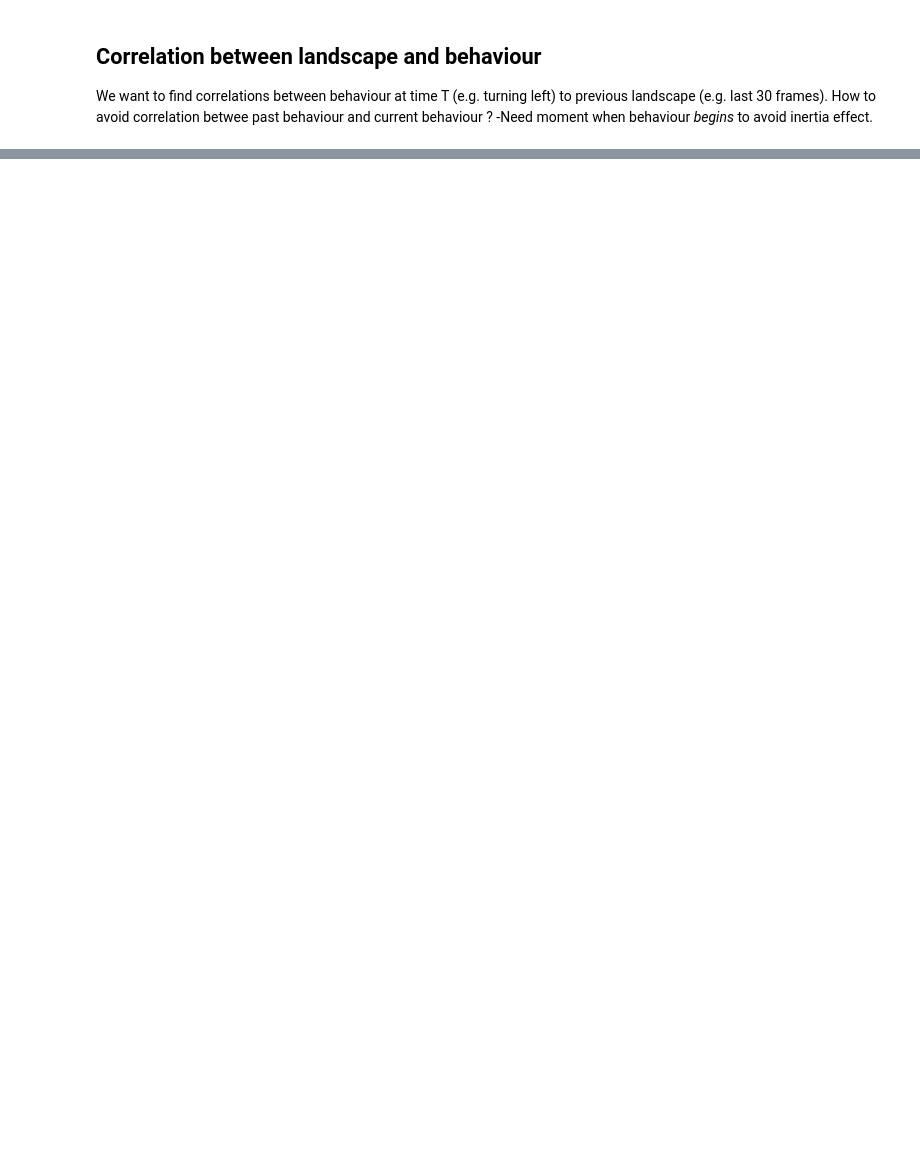
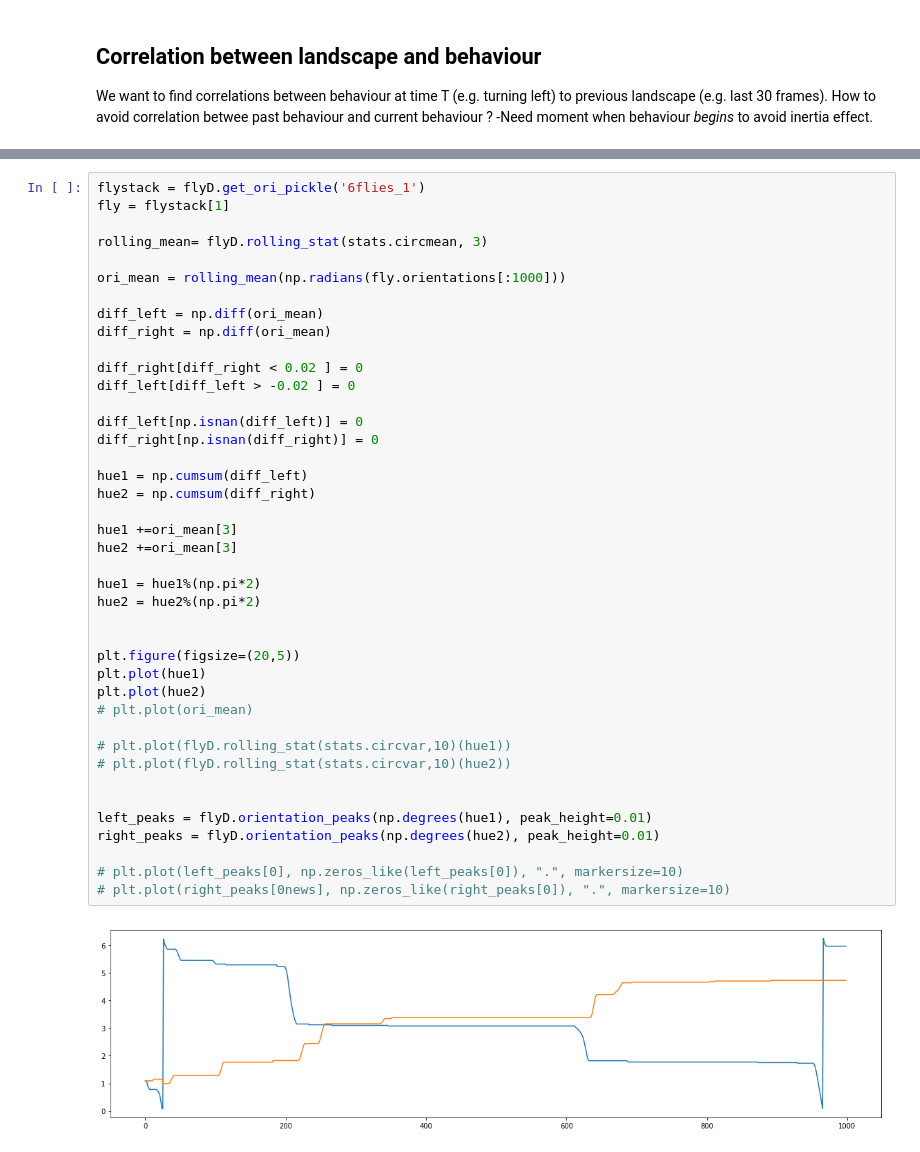
Before and after one commit to StrepsipZerg/flyDtracker, a Jupyter notebook: testing.ipynb, the cells around one changed output, grey strips where cells are left out. Saved outputs shown, nothing was run; the diff lists cells and outputs as text; blank space fills up the shorter version.

```diff
--- a/testing.ipynb
+++ b/testing.ipynb
@@ -273,0 +321,43 @@ Wall time: 11.7 s
+# %%
+flystack = flyD.get_ori_pickle('6flies_1')
+fly = flystack[1]
+
+rolling_mean= flyD.rolling_stat(stats.circmean, 3)
+
+ori_mean = rolling_mean(np.radians(fly.orientations[:1000]))
+
+diff_left = np.diff(ori_mean)
+diff_right = np.diff(ori_mean)
+
+diff_right[diff_right < 0.02 ] = 0
+diff_left[diff_left > -0.02 ] = 0
+
+diff_left[np.isnan(diff_left)] = 0
+diff_right[np.isnan(diff_right)] = 0
+
+hue1 = np.cumsum(diff_left)
+hue2 = np.cumsum(diff_right)
+
+hue1 +=ori_mean[3]
+hue2 +=ori_mean[3]
+
+hue1 = hue1%(np.pi*2)
+hue2 = hue2%(np.pi*2)
+
+
+plt.figure(figsize=(20,5))
+plt.plot(hue1)
+plt.plot(hue2)
+# plt.plot(ori_mean)
+
+# plt.plot(flyD.rolling_stat(stats.circvar,10)(hue1))
+# plt.plot(flyD.rolling_stat(stats.circvar,10)(hue2))
+
+
+left_peaks = flyD.orientation_peaks(np.degrees(hue1), peak_height=0.01)
+right_peaks = flyD.orientation_peaks(np.degrees(hue2), peak_height=0.01)
+
+# plt.plot(left_peaks[0], np.zeros_like(left_peaks[0]), ".", markersize=10)
+# plt.plot(right_peaks[0news], np.zeros_like(right_peaks[0]), ".", markersize=10)
+# %% [output]
+[figure, added]
```
Also changed, not shown: parts of 7 cells of this notebook, 1 other file.
